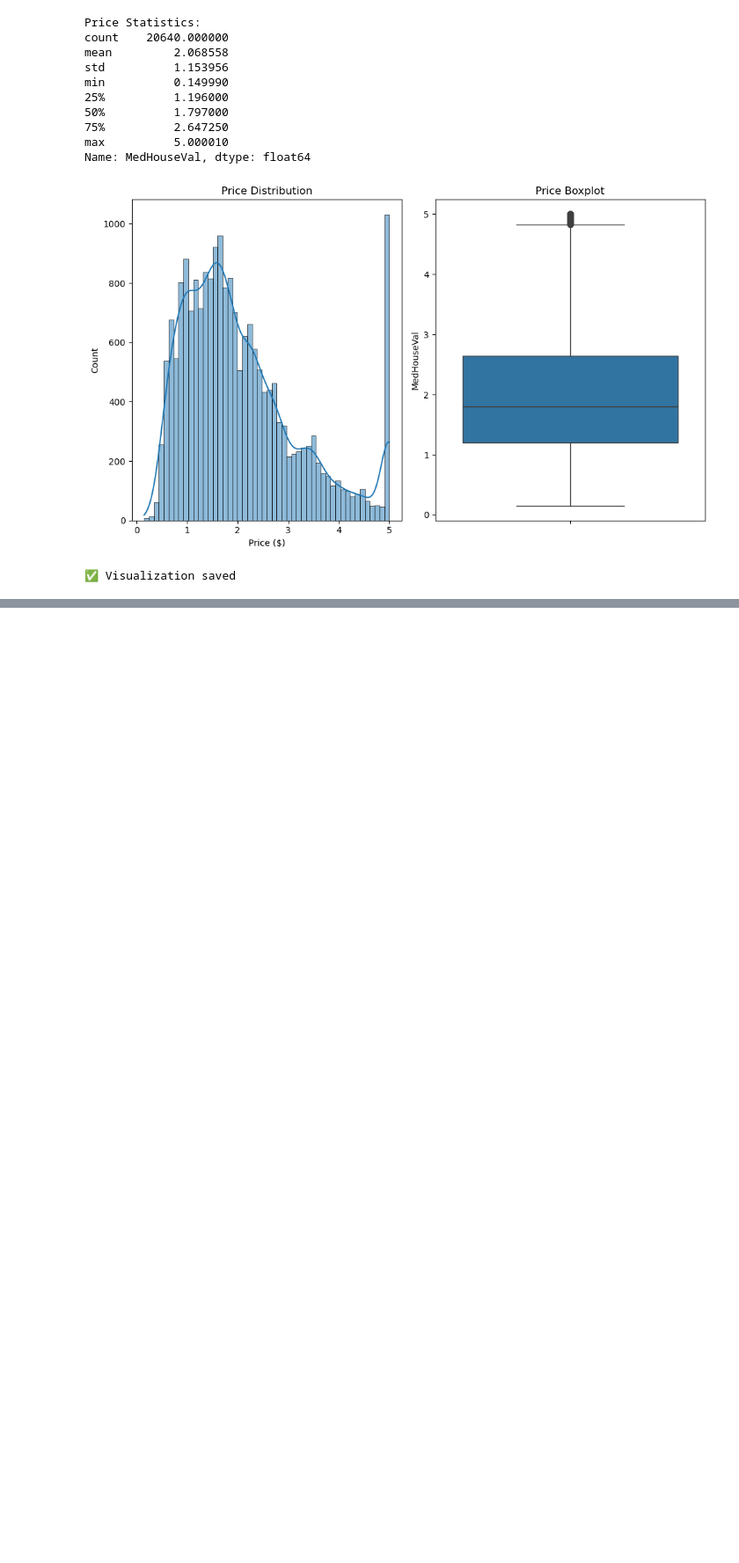
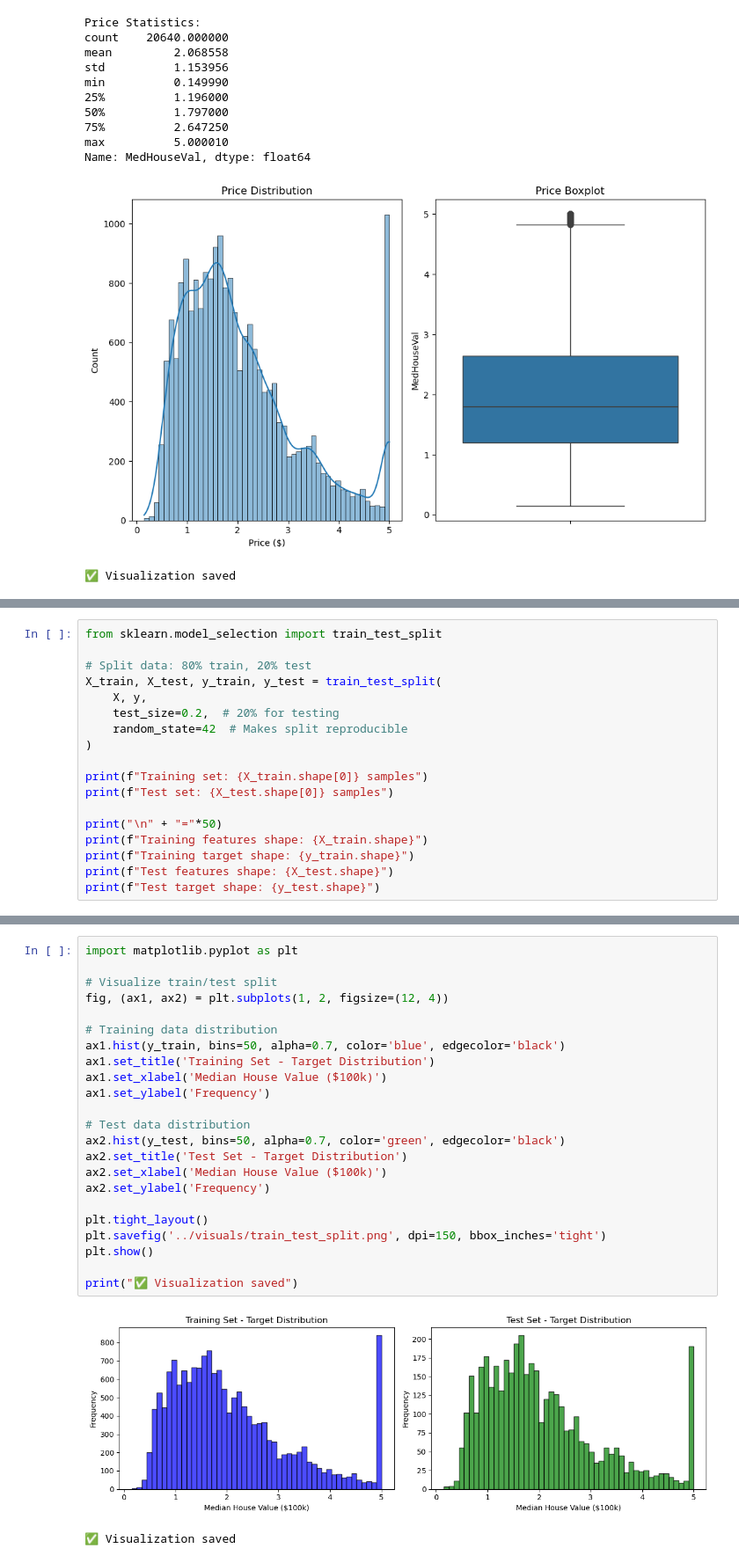
Before and after one commit to cleburn/austin-housing-price-predictor, a Jupyter notebook: notebooks/california_housing_regression.ipynb, the cells around one changed output, grey strips where cells are left out. Shown: that part at 88% size. Saved outputs shown, nothing was run; the diff lists cells and outputs as text; blank space fills up the shorter version.

```diff
--- a/notebooks/california_housing_regression.ipynb
+++ b/notebooks/california_housing_regression.ipynb
@@ -98,0 +205,18 @@ Name: MedHouseVal, dtype: float64
+# %%
+from sklearn.model_selection import train_test_split
+
+# Split data: 80% train, 20% test
+X_train, X_test, y_train, y_test = train_test_split(
+    X, y,
+    test_size=0.2,  # 20% for testing
+    random_state=42  # Makes split reproducible
+)
+
+print(f"Training set: {X_train.shape[0]} samples")
+print(f"Test set: {X_test.shape[0]} samples")
+
+print("\n" + "="*50)
+print(f"Training features shape: {X_train.shape}")
+print(f"Training target shape: {y_train.shape}")
+print(f"Test features shape: {X_test.shape}")
+print(f"Test target shape: {y_test.shape}")
@@ -98,0 +232,26 @@ Name: MedHouseVal, dtype: float64
+# %%
+import matplotlib.pyplot as plt
+
+# Visualize train/test split
+fig, (ax1, ax2) = plt.subplots(1, 2, figsize=(12, 4))
+
+# Training data distribution
+ax1.hist(y_train, bins=50, alpha=0.7, color='blue', edgecolor='black')
+ax1.set_title('Training Set - Target Distribution')
+ax1.set_xlabel('Median House Value ($100k)')
+ax1.set_ylabel('Frequency')
+
+# Test data distribution
+ax2.hist(y_test, bins=50, alpha=0.7, color='green', edgecolor='black')
+ax2.set_title('Test Set - Target Distribution')
+ax2.set_xlabel('Median House Value ($100k)')
+ax2.set_ylabel('Frequency')
+
+plt.tight_layout()
+plt.savefig('../visuals/train_test_split.png', dpi=150, bbox_inches='tight')
+plt.show()
+
+print("✅ Visualization saved")
+# %% [output]
+[figure, added]
+✅ Visualization saved
```
Also changed, not shown: parts of 14 cells of this notebook, 2 other files.
